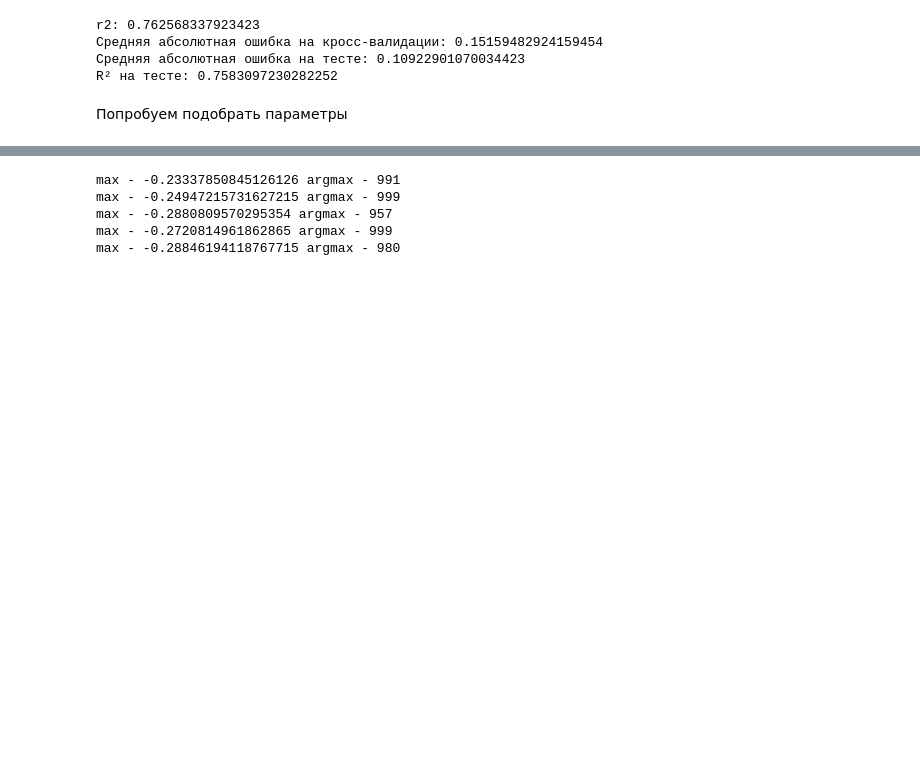
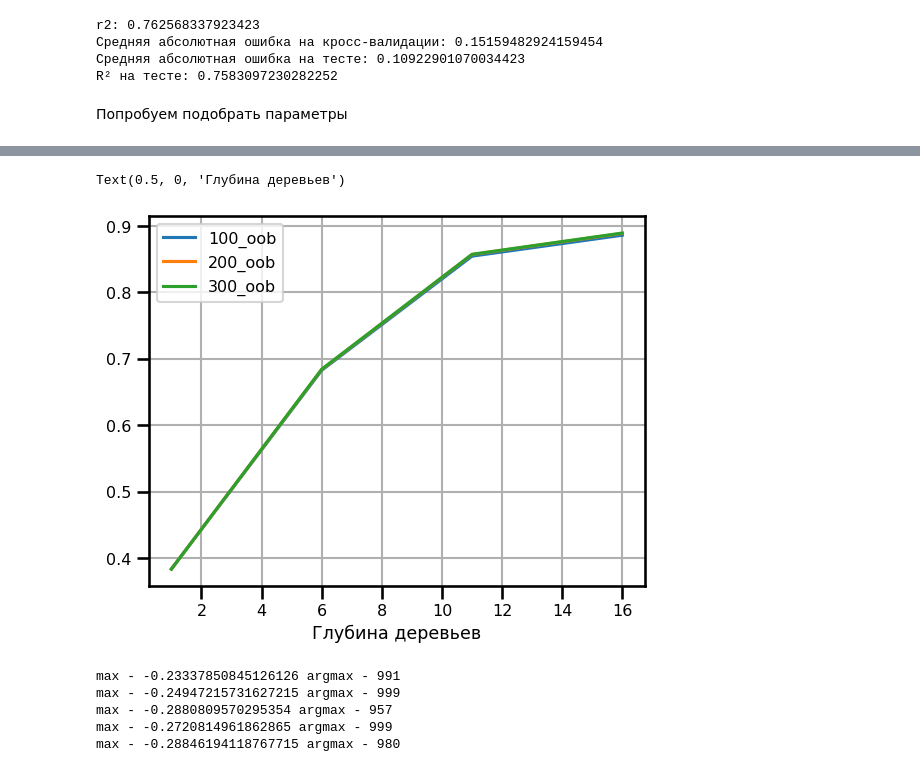
Before and after one commit to babasuck/mlhw, a Jupyter notebook: Avocado.ipynb, the cells around one changed output, grey strips where cells are left out. Cells and saved outputs as stored; diff of their text form; code cells hidden in the pictures; blank space fills up the shorter version.

```diff
--- a/Avocado.ipynb
+++ b/Avocado.ipynb
@@ -389,3 +440,13 @@ def rf_cv(X, y, n_trees, depth):
+# %%
+plt.plot(depth, rf_cv1['n=100_oob'], label='100_oob')
+plt.plot(depth, rf_cv2['n=200_oob'], label='200_oob')
+plt.plot(depth, rf_cv3['n=300_oob'], label='300_oob')
+plt.legend()
+plt.grid()
+plt.xlabel('Глубина деревьев')
+# %% [output]
+Text(0.5, 0, 'Глубина деревьев')
+[figure, added]
 # %%
 
 gb_1 = GradientBoostingRegressor(n_estimators=1000, learning_rate=0.1, max_depth=3, random_state=11)
```
Also changed, not shown: parts of 16 cells of this notebook.
